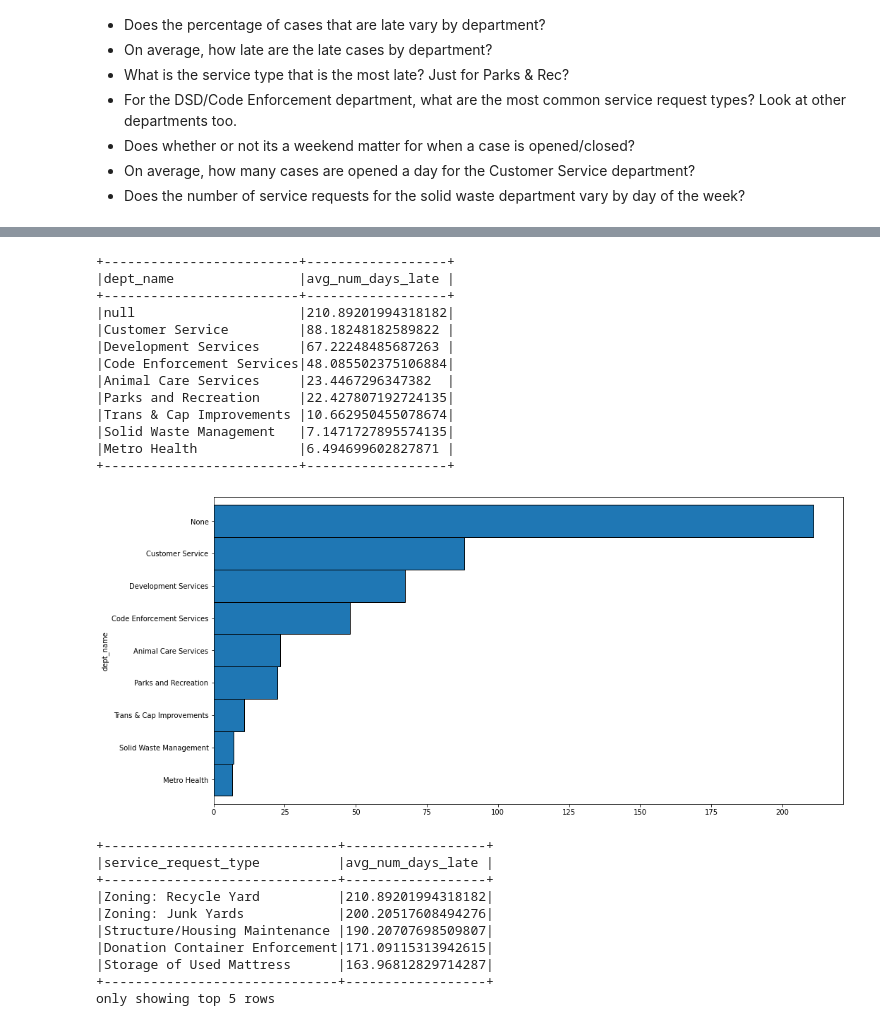
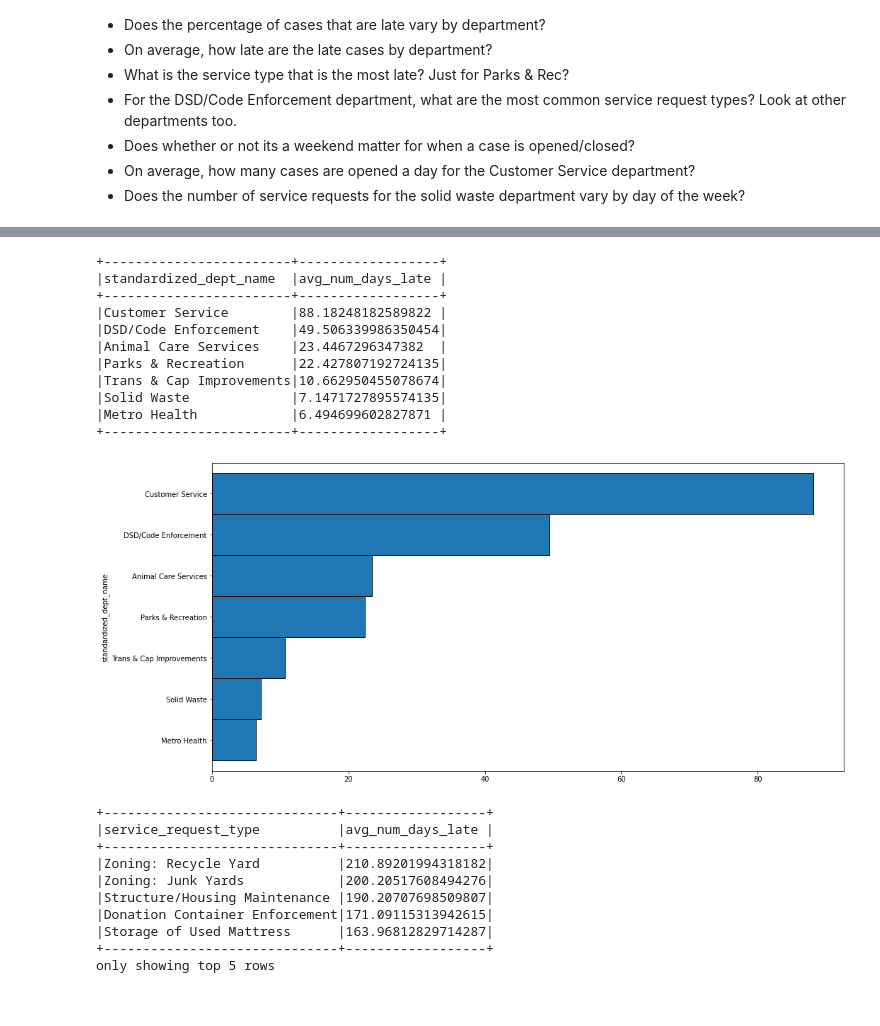
Before and after one commit to aleclhartman/distributed-ml, a Jupyter notebook: wrangle.ipynb, the cells around one changed output, grey strips where cells are left out. Cells and saved outputs as stored; diff of their text form; code cells hidden in the pictures.

```diff
--- a/wrangle.ipynb
+++ b/wrangle.ipynb
@@ -991,41 +987,39 @@ plt.show()
 # %%
 # On average, how late are the late cases by department?
 (
     df.where("case_late")
-    .select(col("num_days_late"), col("dept_name"))
-    .groupBy("dept_name")
+    .select(col("num_days_late"), col("standardized_dept_name"))
+    .groupBy("standardized_dept_name")
     .agg(mean("num_days_late").alias("avg_num_days_late"))
     .orderBy("avg_num_days_late", ascending=False)
     .show(truncate=False)
 )
 
 (
     df.where("case_late")
-    .select(col("num_days_late"), col("dept_name"))
-    .groupBy("dept_name")
+    .select(col("num_days_late"), col("standardized_dept_name"))
+    .groupBy("standardized_dept_name")
     .agg(mean("num_days_late").alias("avg_num_days_late"))
     .toPandas()
-    .set_index("dept_name")
+    .set_index("standardized_dept_name")
     .avg_num_days_late.sort_values(ascending=True)
     .plot.barh(width=1, edgecolor="black", figsize=(16, 8))
 )
 
 plt.show()
 # %% [output]
-+-------------------------+------------------+
-|dept_name                |avg_num_days_late |
-+-------------------------+------------------+
-|null                     |210.89201994318182|
-|Customer Service         |88.18248182589822 |
-|Development Services     |67.22248485687263 |
-|Code Enforcement Services|48.085502375106884|
-|Animal Care Services     |23.4467296347382  |
-|Parks and Recreation     |22.427807192724135|
-|Trans & Cap Improvements |10.662950455078674|
-|Solid Waste Management   |7.1471727895574135|
-|Metro Health             |6.494699602827871 |
-+-------------------------+------------------+
++------------------------+------------------+
+|standardized_dept_name  |avg_num_days_late |
++------------------------+------------------+
+|Customer Service        |88.18248182589822 |
+|DSD/Code Enforcement    |49.506339986350454|
+|Animal Care Services    |23.4467296347382  |
+|Parks & Recreation      |22.427807192724135|
+|Trans & Cap Improvements|10.662950455078674|
+|Solid Waste             |7.1471727895574135|
+|Metro Health            |6.494699602827871 |
++------------------------+------------------+
-[figure, old version]
+[figure, new version]
 # %%
 # What is the service type that is the most late? Just for Parks & Rec?
 (
```
Also changed, not shown: parts of 7 cells of this notebook.
